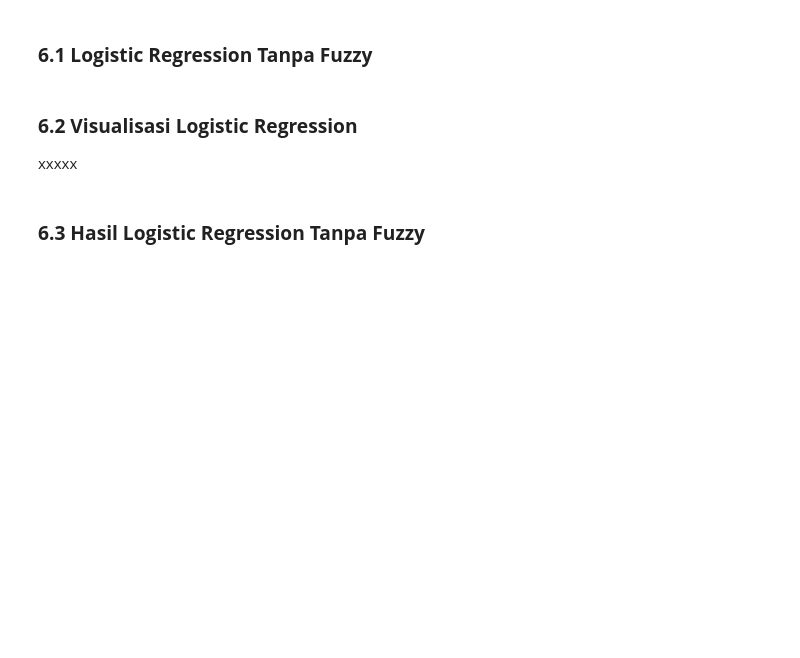
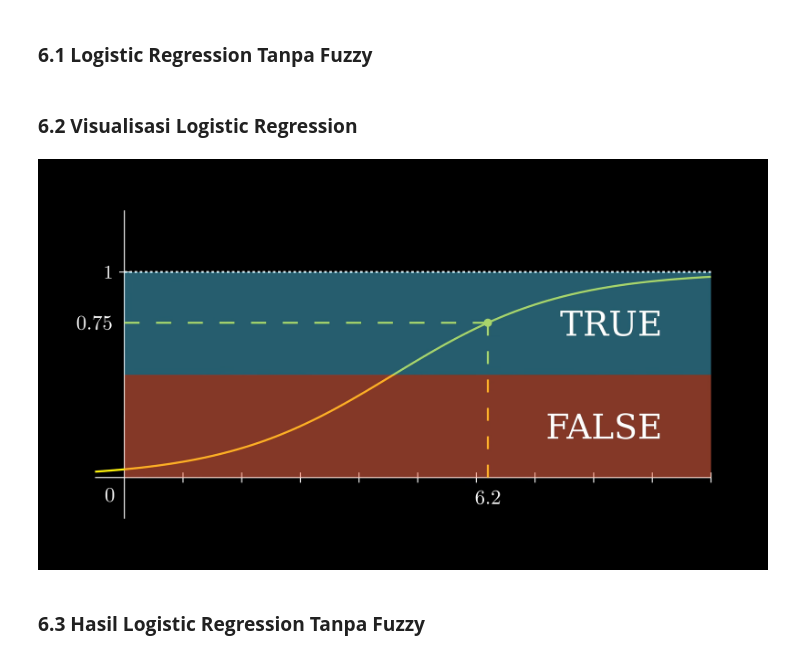
Before and after one commit to aariffaqiih/CAK2HAB3-DASAR-KECERDASAN-ARTIFISIAL, a Jupyter notebook: TUGAS BESAR/colab/Machine_Learning_for_Passenger_Satisfaction.ipynb, the cells around one changed output. Cells and saved outputs as stored; diff of their text form; code cells hidden in the pictures; blank space fills up the shorter version.

```diff
--- a/TUGAS BESAR/colab/Machine_Learning_for_Passenger_Satisfaction.ipynb
+++ b/TUGAS BESAR/colab/Machine_Learning_for_Passenger_Satisfaction.ipynb
@@ -244,8 +246,10 @@ metrics_lr_original = {
 }
 # %% [markdown]
 ### **6.2 Visualisasi Logistic Regression**
-
-xxxxx
+# %%
+display(Image('LR.png'))
+# %% [output]
+[figure, added]
 # %% [markdown]
 ### **6.3 Hasil Logistic Regression Tanpa Fuzzy**
 # %%
```
Also changed, not shown: parts of 11 cells of this notebook.
